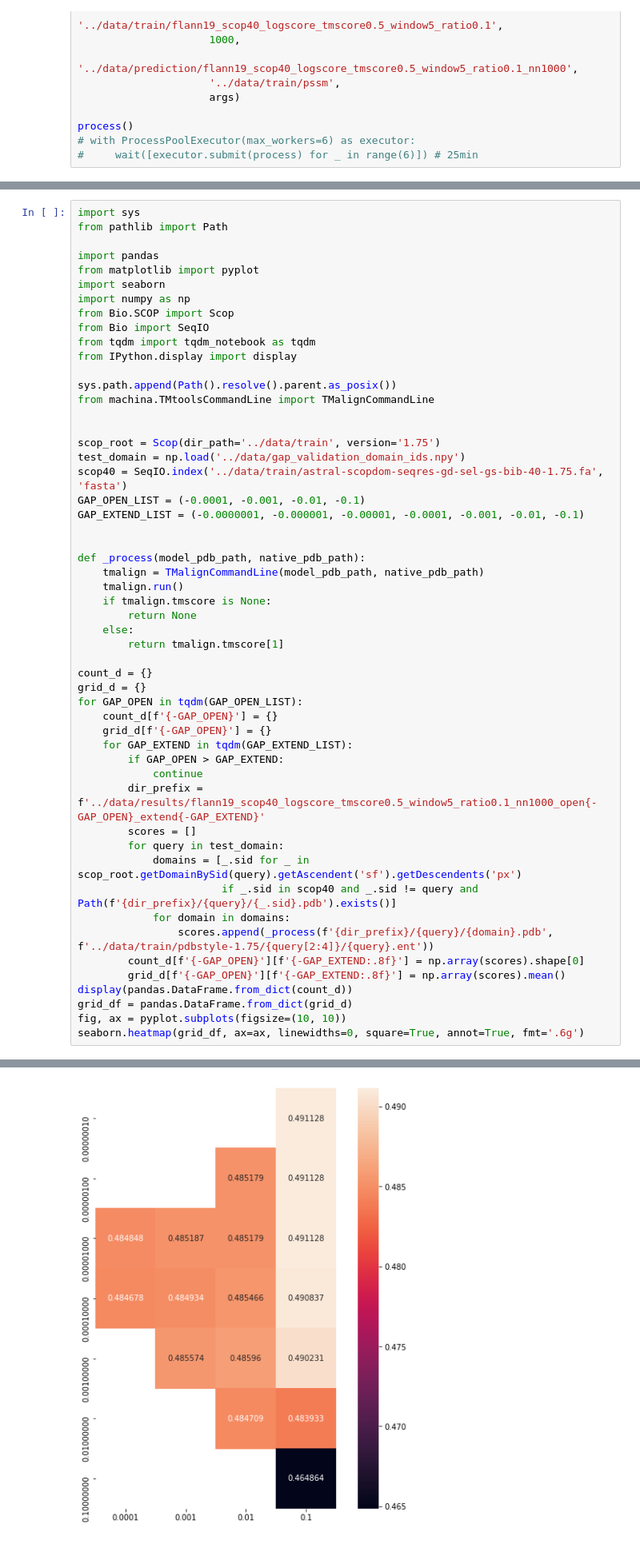
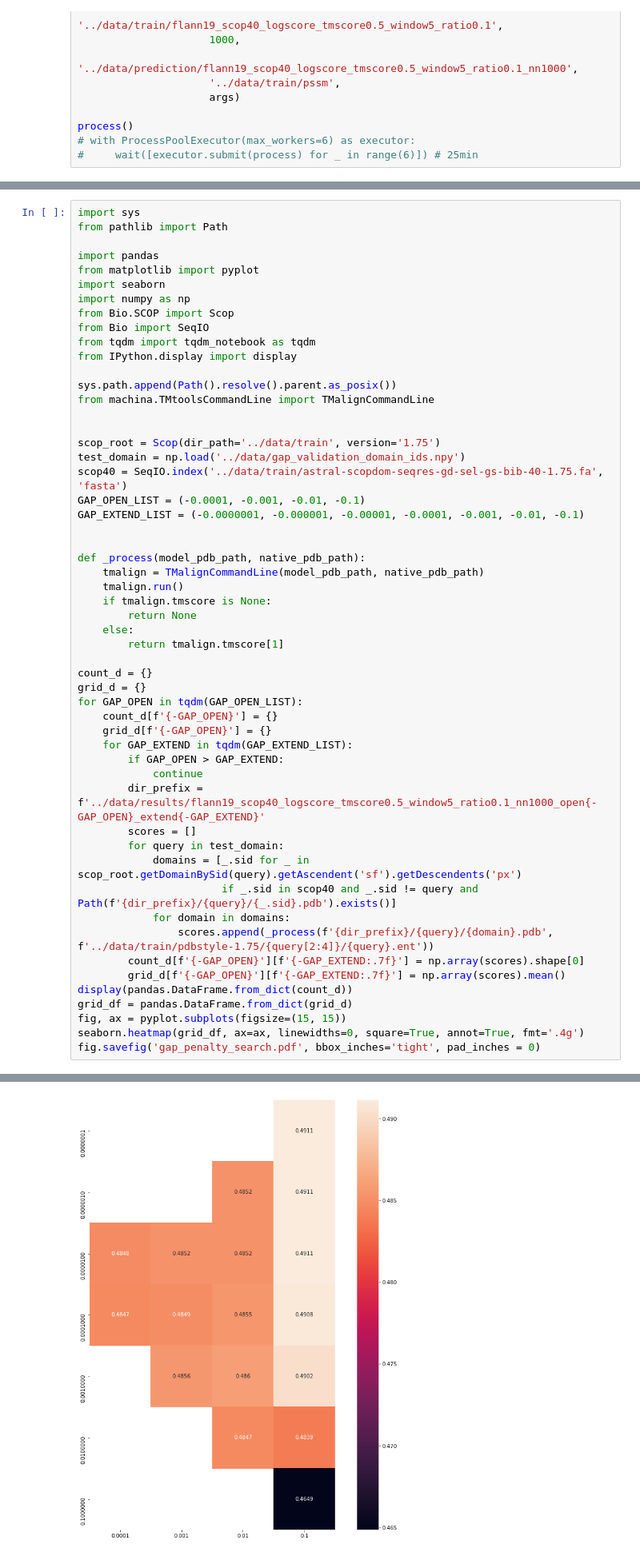
Before and after one commit to shuichiro-makigaki/exmachina, a Jupyter notebook: contrib/parameter_search.ipynb, the cells around one changed output, grey strips where cells are left out. Shown at 80% size. Cells and saved outputs as stored; diff of their text form.

```diff
--- a/contrib/parameter_search.ipynb
+++ b/contrib/parameter_search.ipynb
@@ -563,12 +563,13 @@ for GAP_OPEN in tqdm(GAP_OPEN_LIST):
                        if _.sid in scop40 and _.sid != query and Path(f'{dir_prefix}/{query}/{_.sid}.pdb').exists()]
             for domain in domains:
                 scores.append(_process(f'{dir_prefix}/{query}/{domain}.pdb', f'../data/train/pdbstyle-1.75/{query[2:4]}/{query}.ent'))
-        count_d[f'{-GAP_OPEN}'][f'{-GAP_EXTEND:.8f}'] = np.array(scores).shape[0]
-        grid_d[f'{-GAP_OPEN}'][f'{-GAP_EXTEND:.8f}'] = np.array(scores).mean()
+        count_d[f'{-GAP_OPEN}'][f'{-GAP_EXTEND:.7f}'] = np.array(scores).shape[0]
+        grid_d[f'{-GAP_OPEN}'][f'{-GAP_EXTEND:.7f}'] = np.array(scores).mean()
 display(pandas.DataFrame.from_dict(count_d))
 grid_df = pandas.DataFrame.from_dict(grid_d)
-fig, ax = pyplot.subplots(figsize=(10, 10))
-seaborn.heatmap(grid_df, ax=ax, linewidths=0, square=True, annot=True, fmt='.6g')
+fig, ax = pyplot.subplots(figsize=(15, 15))
+seaborn.heatmap(grid_df, ax=ax, linewidths=0, square=True, annot=True, fmt='.4g')
+fig.savefig('gap_penalty_search.pdf', bbox_inches='tight', pad_inches = 0)
 # %% [output]
 [interactive output not drawn]
 [interactive output not drawn]
@@ -587 +587 @@ seaborn.heatmap(grid_df, ax=ax, linewidths=0, square=True, annot=True, fmt='.6g'
-[figure, old version]
+[figure, new version]
```
Also changed, not shown: parts of 1 cell of this notebook, 3 other files.
